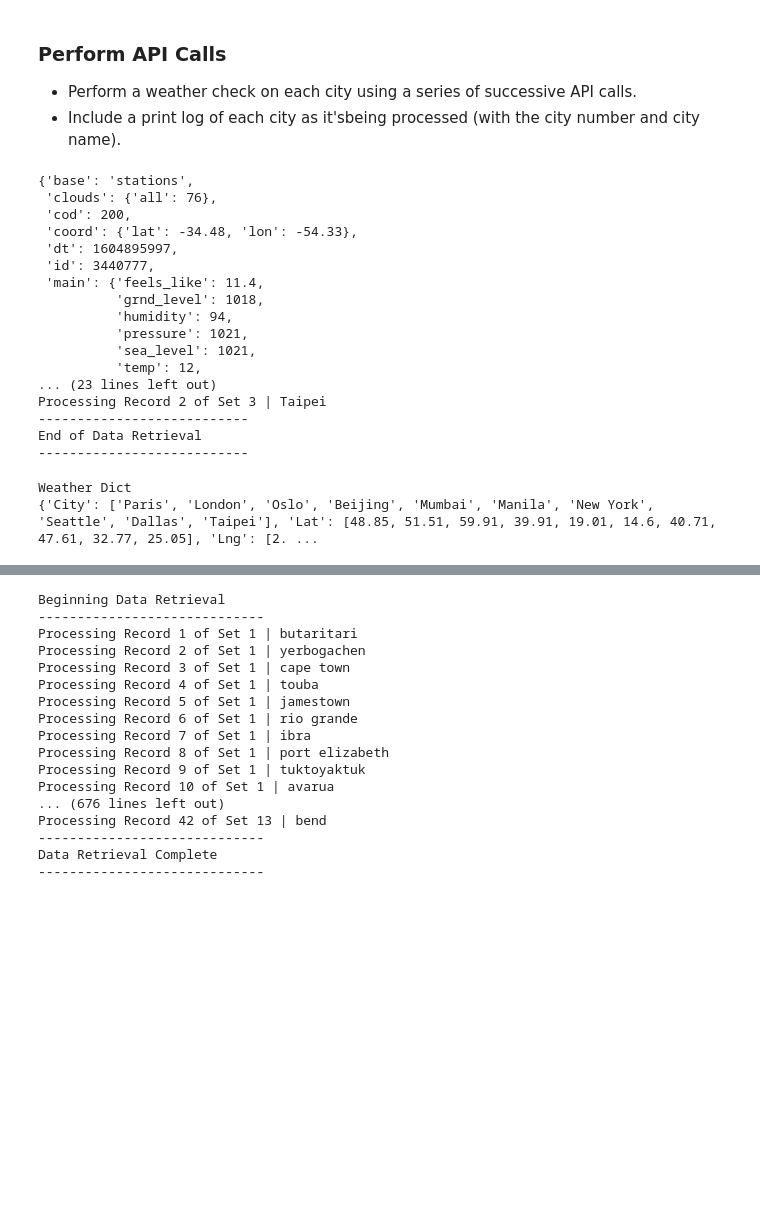
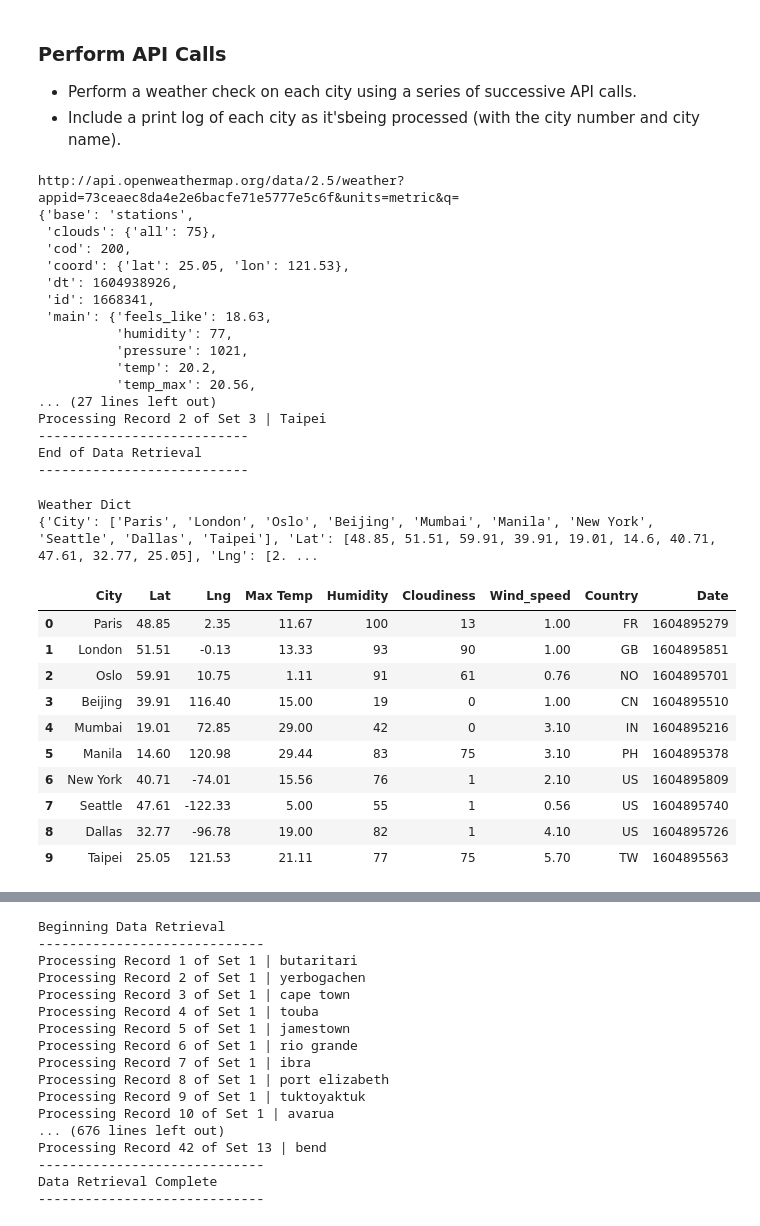
Before and after one commit to m-rivera1/python-api-challenge, a Jupyter notebook: WeatherPy/WeatherPy.ipynb, the cells around one changed output, grey strips where cells are left out. Saved outputs shown, nothing was run; the diff lists cells and outputs as text; code cells hidden in the pictures; blank space fills up the shorter version.

Commit message:
df structure in place and ready for real data and plotting

```diff
--- a/WeatherPy/WeatherPy.ipynb
+++ b/WeatherPy/WeatherPy.ipynb
@@ -69,8 +69,9 @@ units = "metric"
 # Build partial query URL
 query_url = f"{url}appid={weather_api_key}&units={units}&q="
 
+
 #test data
-cities = ["Paris", "London", "Oslo", "Beijing", "Jokie Dokie", "Mumbai", "Manila", "New York", "Seattle", "Dallas", "Taipei"]
+#cities = ["Paris", "London", "Oslo", "Beijing", "Jokie Dokie", "Mumbai", "Manila", "New York", "Seattle", "Dallas", "Taipei"]
 
 # set up lists to hold reponse info
 lat = []
@@ -128,19 +129,19 @@ print(f'---------------------------')
 print(f'End of Data Retrieval')
 print(f'---------------------------')
 # %% [output]
+http://api.openweathermap.org/data/2.5/weather?appid=73ceaec8da4e2e6bacfe71e5777e5c6f&units=metric&q=
 {'base': 'stations',
- 'clouds': {'all': 76},
+ 'clouds': {'all': 75},
  'cod': 200,
- 'coord': {'lat': -34.48, 'lon': -54.33},
- 'dt': 1604895997,
- 'id': 3440777,
- 'main': {'feels_like': 11.4,
-          'grnd_level': 1018,
-          'humidity': 94,
+ 'coord': {'lat': 25.05, 'lon': 121.53},
+ 'dt': 1604938926,
+ 'id': 1668341,
+ 'main': {'feels_like': 18.63,
+          'humidity': 77,
           'pressure': 1021,
-          'sea_level': 1021,
-          'temp': 12,
-... (23 lines left out)
+          'temp': 20.2,
+          'temp_max': 20.56,
+... (27 lines left out)
 Processing Record 2 of Set 3 | Taipei
 ---------------------------
 End of Data Retrieval
@@ -177,7 +178,16 @@ Weather Dict
 # %%
 #convert dict to a dataframe
 weather_df = pd.DataFrame(weather_dict)
 weather_df
-
-#export dataframe to cvs file
-weather_df.to_csv(output_data_file)
+# %% [output]
+|  | City | Lat | Lng | Max Temp | Humidity | Cloudiness | Wind_speed | Country | Date |
+| 0 | Paris | 48.85 | 2.35 | 11.67 | 100 | 13 | 1.00 | FR | 1604895279 |
+| 1 | London | 51.51 | -0.13 | 13.33 | 93 | 90 | 1.00 | GB | 1604895851 |
+| 2 | Oslo | 59.91 | 10.75 | 1.11 | 91 | 61 | 0.76 | NO | 1604895701 |
+| 3 | Beijing | 39.91 | 116.40 | 15.00 | 19 | 0 | 1.00 | CN | 1604895510 |
+| 4 | Mumbai | 19.01 | 72.85 | 29.00 | 42 | 0 | 3.10 | IN | 1604895216 |
+| 5 | Manila | 14.60 | 120.98 | 29.44 | 83 | 75 | 3.10 | PH | 1604895378 |
+| 6 | New York | 40.71 | -74.01 | 15.56 | 76 | 1 | 2.10 | US | 1604895809 |
+| 7 | Seattle | 47.61 | -122.33 | 5.00 | 55 | 1 | 0.56 | US | 1604895740 |
+| 8 | Dallas | 32.77 | -96.78 | 19.00 | 82 | 1 | 4.10 | US | 1604895726 |
+| 9 | Taipei | 25.05 | 121.53 | 21.11 | 77 | 75 | 5.70 | TW | 1604895563 |
```
Also changed, not shown: parts of 3 cells of this notebook.
